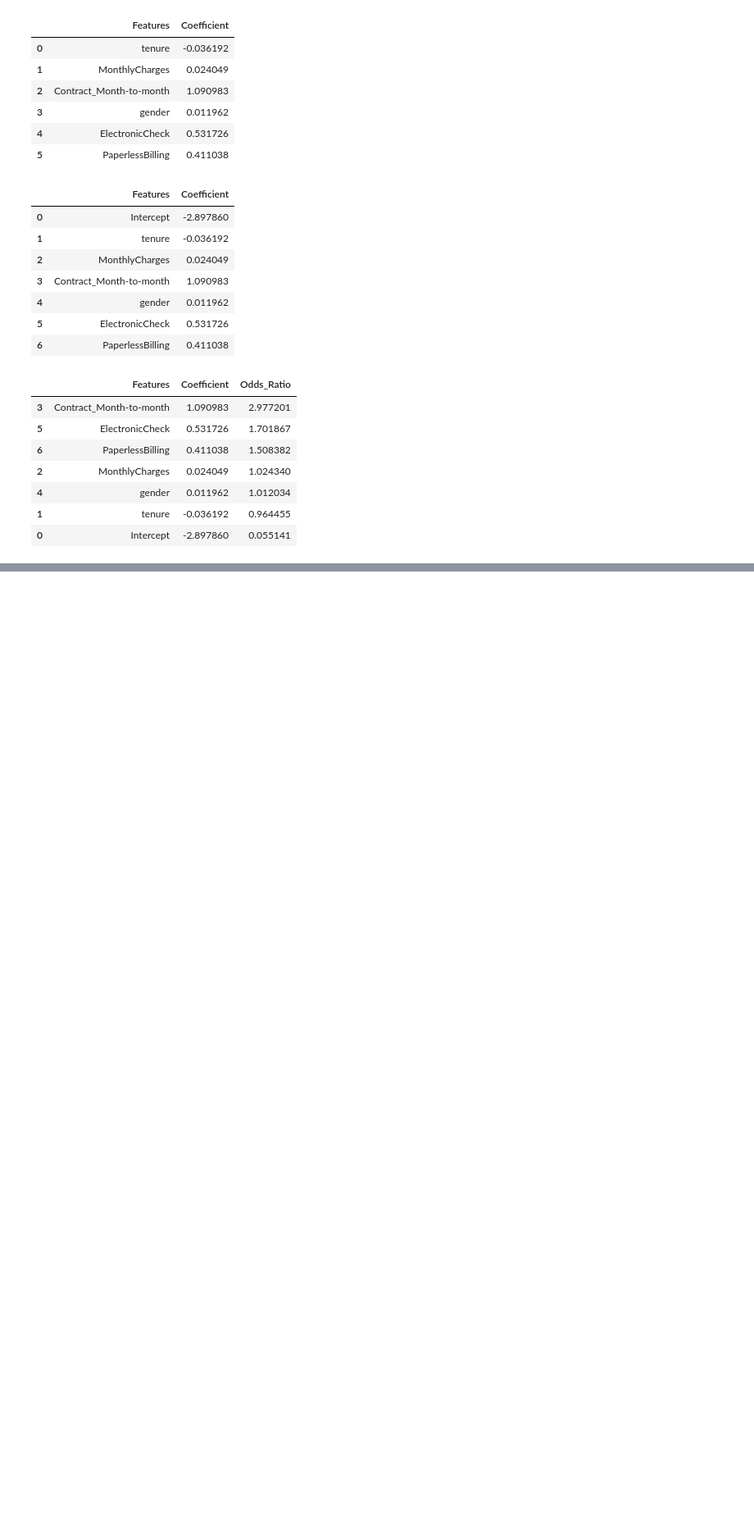
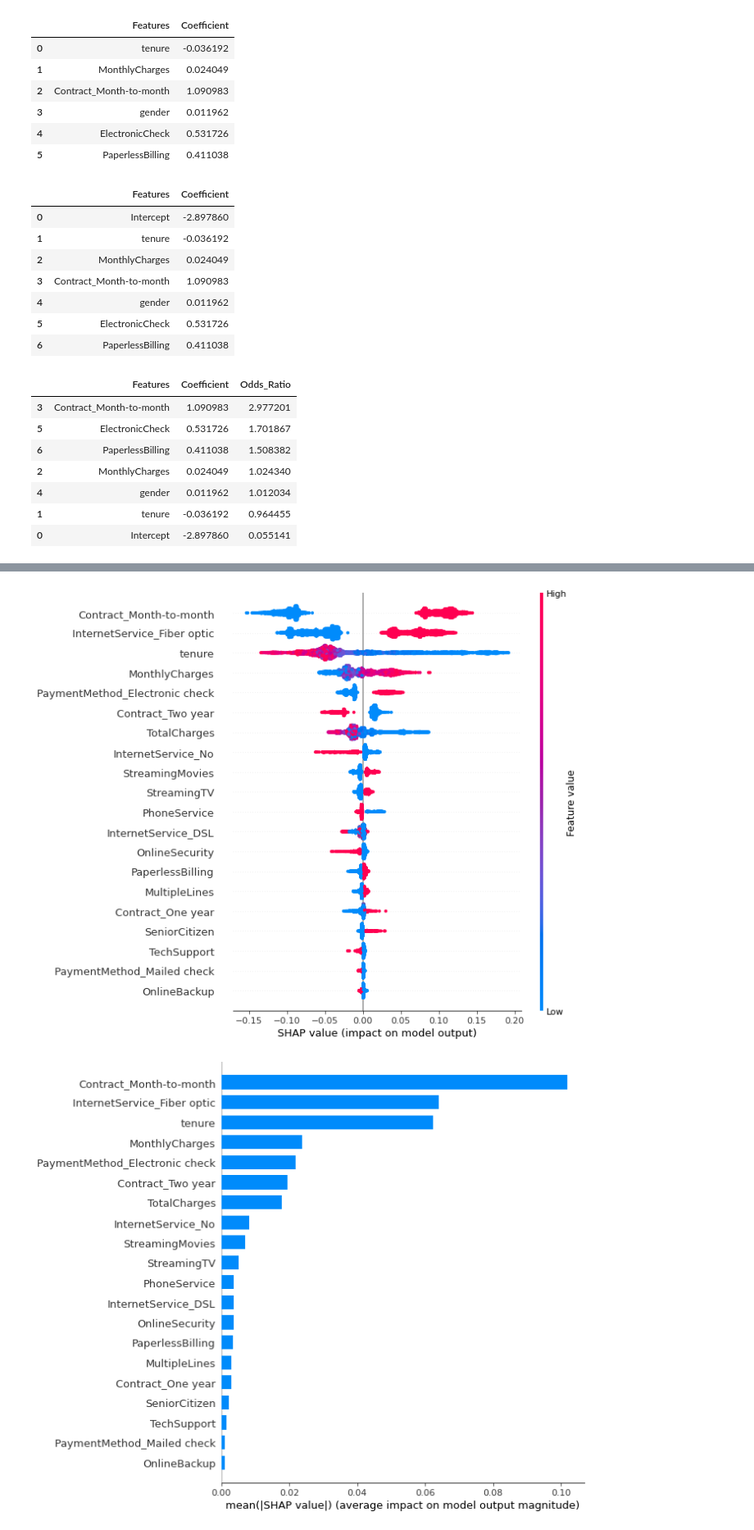
Before and after one commit to abbylmm/DS_Uncut, a Jupyter notebook: telco_churn.ipynb, the cells around one changed output, grey strips where cells are left out. Shown at 82% size. Saved outputs shown, nothing was run; the diff lists cells and outputs as text; code cells hidden in the pictures; blank space fills up the shorter version.

```diff
--- a/telco_churn.ipynb
+++ b/telco_churn.ipynb
@@ -571,0 +622,20 @@ summary_table.sort_values('Odds_Ratio', ascending=False)
+# %%
+def AR_score(estimator, X, y):
+    AUC = roc_auc_score(y, estimator.predict_proba(X)[:,1])
+    return (AUC-0.5)/0.5
+# %%
+RFClassifier = RandomForestClassifier(n_estimators=100, random_state=88)
+hyperparameters = {
+    'max_samples': [0.1, 0.5, None],
+    'max_features': [0.1, 'sqrt', 0.5, 0.9],
+    'max_depth': [1, 3, 5, 10]
+}
+tuning_RF = GridSearchCV(
+    estimator = RFClassifier,
+    param_grid = hyperparameters,
+    scoring = AR_score,
+    cv = 5,
+    verbose = 2)
+tuning_RF.fit(X_train, y_train)
+result_RF = pd.DataFrame(tuning_RF.cv_results_)
+result_RF = result_RF.loc[:,['param_max_depth','param_max_features','param_max_samples','mean_test_score','std_test_score','rank_test_score']]
@@ -571,0 +669,10 @@ summary_table.sort_values('Odds_Ratio', ascending=False)
+# %%
+RFClassifier = tuning_RF.best_estimator_
+RFClassifier = RandomForestClassifier(
+        n_estimators=100,
+        random_state=88,
+        max_samples=None,
+        max_features=0.5,
+        max_depth=5)
+RFClassifier.fit(X_train, y_train)
+AR_score(RFClassifier, X_train, y_train), AR_score(RFClassifier, X_test, y_test)
@@ -571,0 +703,8 @@ summary_table.sort_values('Odds_Ratio', ascending=False)
+# %%
+RF_explainer = shap.TreeExplainer(RFClassifier)
+RF_shap_values = RF_explainer.shap_values(X_train)
+shap.summary_plot(RF_shap_values[1],X_train)
+shap.summary_plot(RF_shap_values[1],X_train,plot_type='bar')
+# %% [output]
+[figure, added]
+[figure, added]
```
Also changed, not shown: parts of 33 cells of this notebook.
